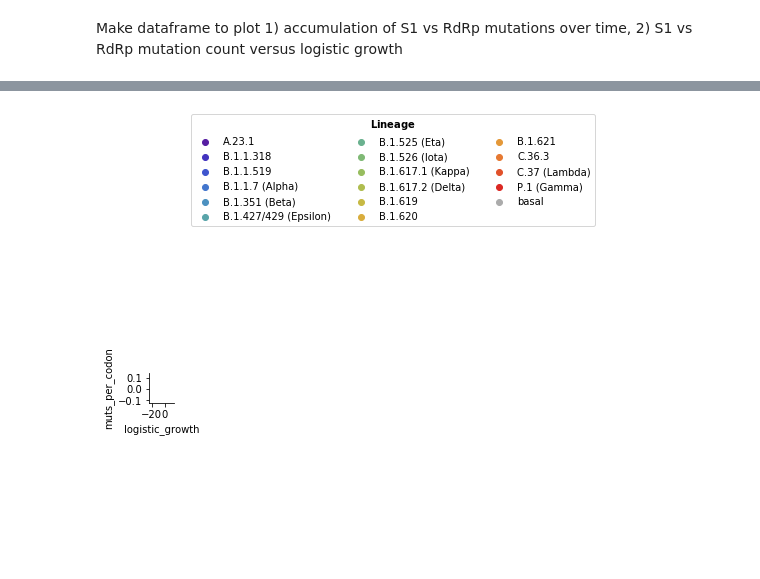
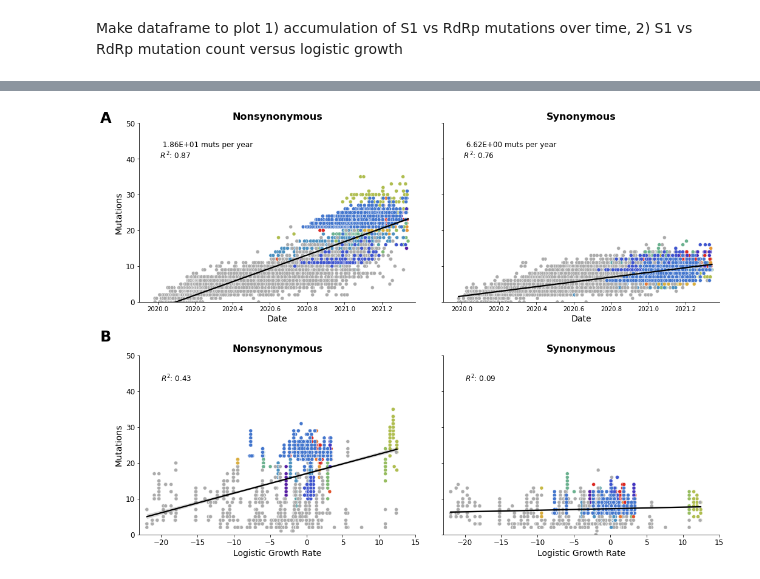
Before and after one commit to blab/sarscov2-adaptive-evolution, a Jupyter notebook: analysis/fig1-muts_by_time_and_growthrate-entiregenome.ipynb, the cells around one changed output, grey strips where cells are left out. Saved outputs shown, nothing was run; the diff lists cells and outputs as text; code cells hidden in the pictures; blank space fills up the shorter version.

```diff
--- a/analysis/fig1-muts_by_time_and_growthrate-entiregenome.ipynb
+++ b/analysis/fig1-muts_by_time_and_growthrate-entiregenome.ipynb
@@ -484,7 +406,7 @@ def get_linear_reg_stats(mut_location, x_axis):
         df_subset = df_subset.dropna()
 
 
-    slope, intercept, r_value, p_value, std_err = stats.linregress(df_subset[x_axis], df_subset['muts_per_codon'])
+    slope, intercept, r_value, p_value, std_err = stats.linregress(df_subset[x_axis], df_subset['num_muts'])
     slope = round(slope, 4)
     r_value = round(r_value, 2)
 
@@ -1125,4 +525,4 @@ def print_legend(filename=None):
-# %%
-print_legend(filename='plots/lineages_legend.png')
-# %% [output]
-[figure, removed]
+# %%
+plot_muts_vs_logistic_growth_genomewide()
+# %% [output]
+[figure, added]
```
Also changed, not shown: parts of 16 cells of this notebook, 8 other files.
